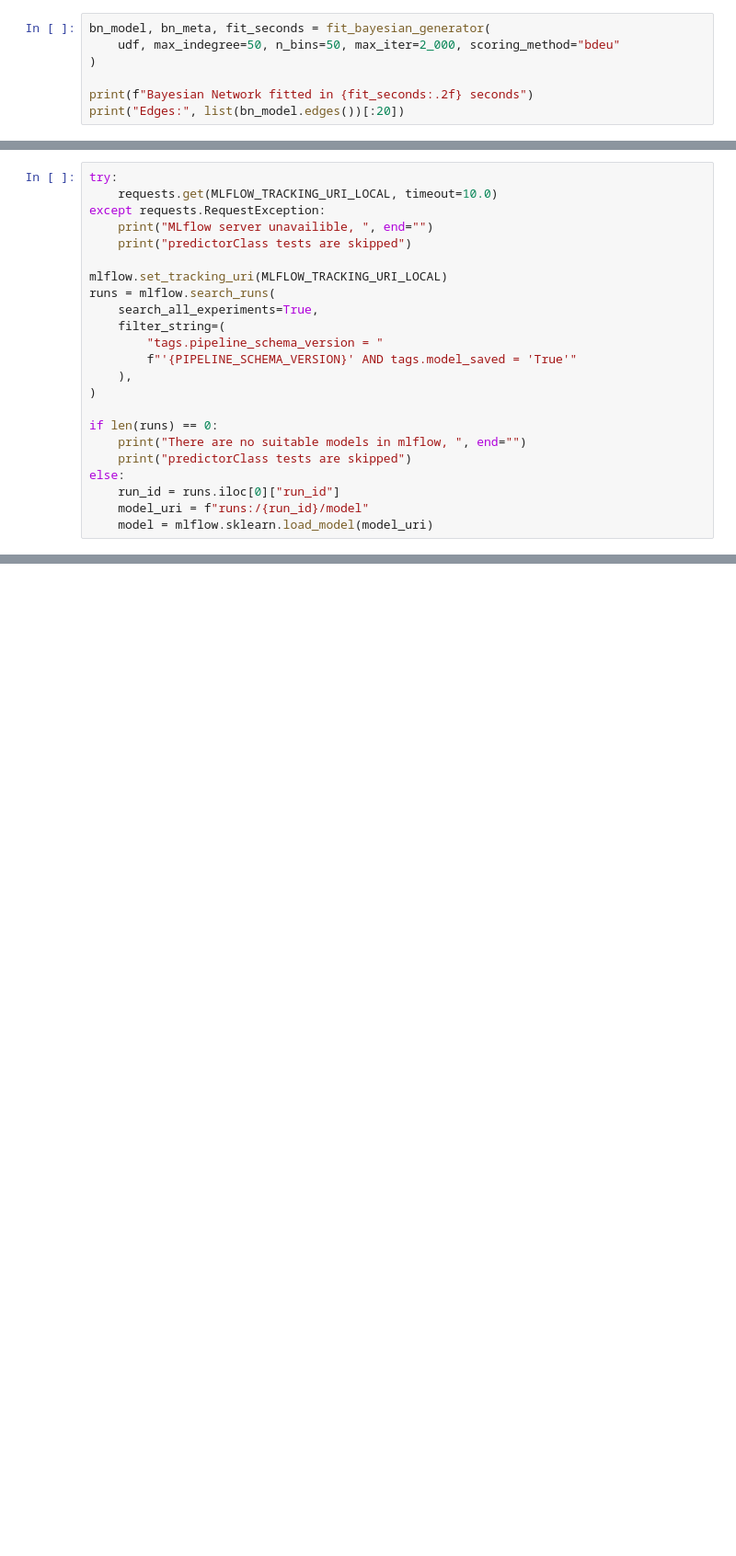
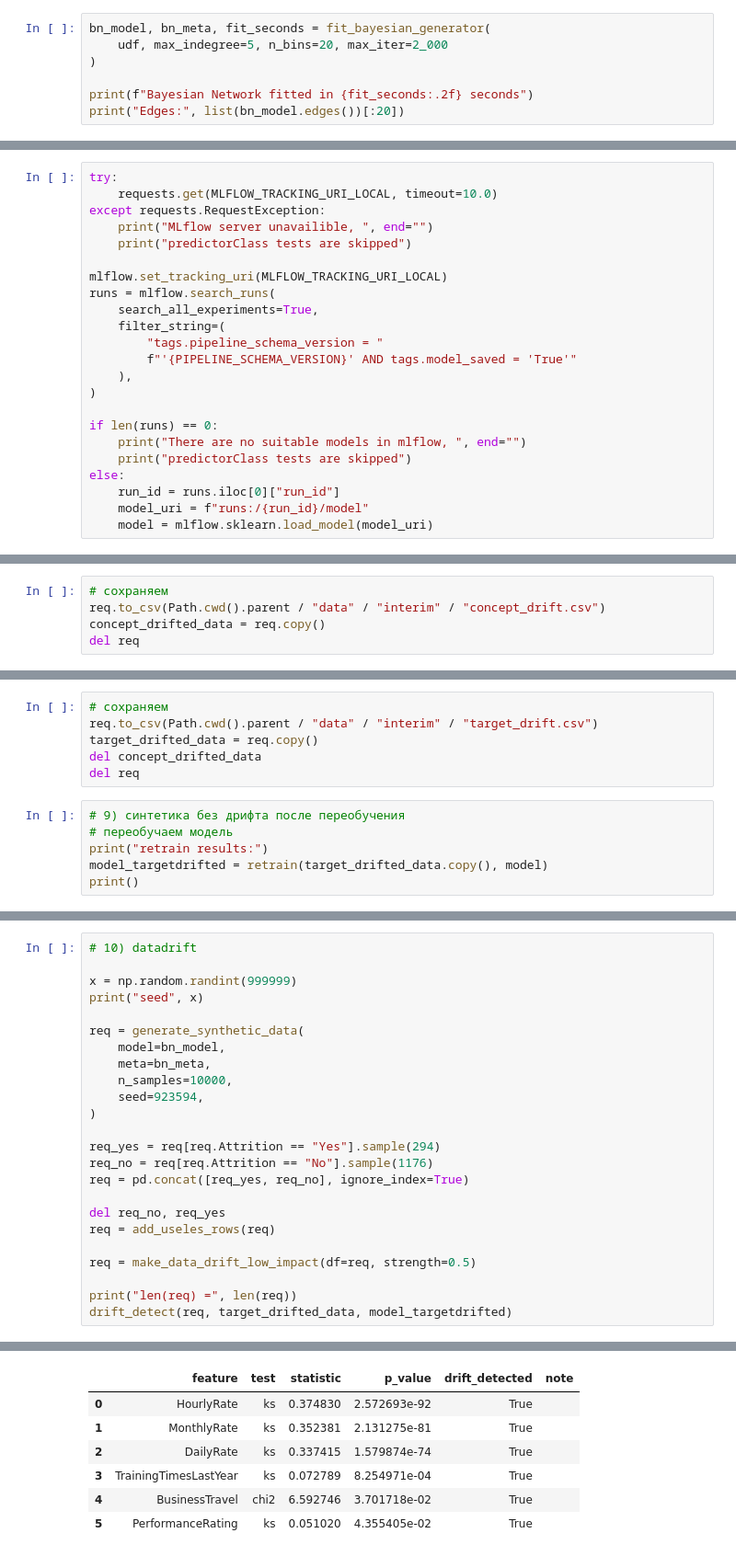
Before and after one commit to Krista128/LR_mlops, a Jupyter notebook: notebooks/6.0-mm-synthetic-data.ipynb, the cells around one changed output, grey strips where cells are left out. Shown at 92% size. Cells and saved outputs as stored; diff of their text form; blank space fills up the shorter version.

```diff
--- a/notebooks/6.0-mm-synthetic-data.ipynb
+++ b/notebooks/6.0-mm-synthetic-data.ipynb
@@ -451,6 +662,6 @@ def make_predict_payloads(df: pd.DataFrame) -> list[dict]:
 # %%
 bn_model, bn_meta, fit_seconds = fit_bayesian_generator(
-    udf, max_indegree=50, n_bins=50, max_iter=2_000, scoring_method="bdeu"
+    udf, max_indegree=5, n_bins=20, max_iter=2_000
 )
 
 print(f"Bayesian Network fitted in {fit_seconds:.2f} seconds")
@@ -796,0 +1162,5 @@ drift_report
+# %%
+# сохраняем
+req.to_csv(Path.cwd().parent / "data" / "interim" / "concept_drift.csv")
+concept_drifted_data = req.copy()
+del req
@@ -796,0 +1290,12 @@ drift_report
+# %%
+# сохраняем
+req.to_csv(Path.cwd().parent / "data" / "interim" / "target_drift.csv")
+target_drifted_data = req.copy()
+del concept_drifted_data
+del req
+# %%
+# 9) синтетика без дрифта после переобучения
+# переобучаем модель
+print("retrain results:")
+model_targetdrifted = retrain(target_drifted_data.copy(), model)
+print()
@@ -796,0 +1361,25 @@ drift_report
+# %%
+# 10) datadrift
+
+x = np.random.randint(999999)
+print("seed", x)
+
+req = generate_synthetic_data(
+    model=bn_model,
+    meta=bn_meta,
+    n_samples=10000,
+    seed=923594,
+)
+
+req_yes = req[req.Attrition == "Yes"].sample(294)
+req_no = req[req.Attrition == "No"].sample(1176)
+req = pd.concat([req_yes, req_no], ignore_index=True)
+
+del req_no, req_yes
+req = add_useles_rows(req)
+
+req = make_data_drift_low_impact(df=req, strength=0.5)
+
+print("len(req) =", len(req))
+drift_detect(req, target_drifted_data, model_targetdrifted)
+# %% [output]
@@ -796,0 +1388,7 @@ drift_report
+|  | feature | test | statistic | p_value | drift_detected | note |
+| 0 | HourlyRate | ks | 0.374830 | 2.572693e-92 | True |  |
+| 1 | MonthlyRate | ks | 0.352381 | 2.131275e-81 | True |  |
+| 2 | DailyRate | ks | 0.337415 | 1.579874e-74 | True |  |
+| 3 | TrainingTimesLastYear | ks | 0.072789 | 8.254971e-04 | True |  |
+| 4 | BusinessTravel | chi2 | 6.592746 | 3.701718e-02 | True |  |
+| 5 | PerformanceRating | ks | 0.051020 | 4.355405e-02 | True |  |
```
Also changed, not shown: parts of 54 cells of this notebook, 6 other files.
